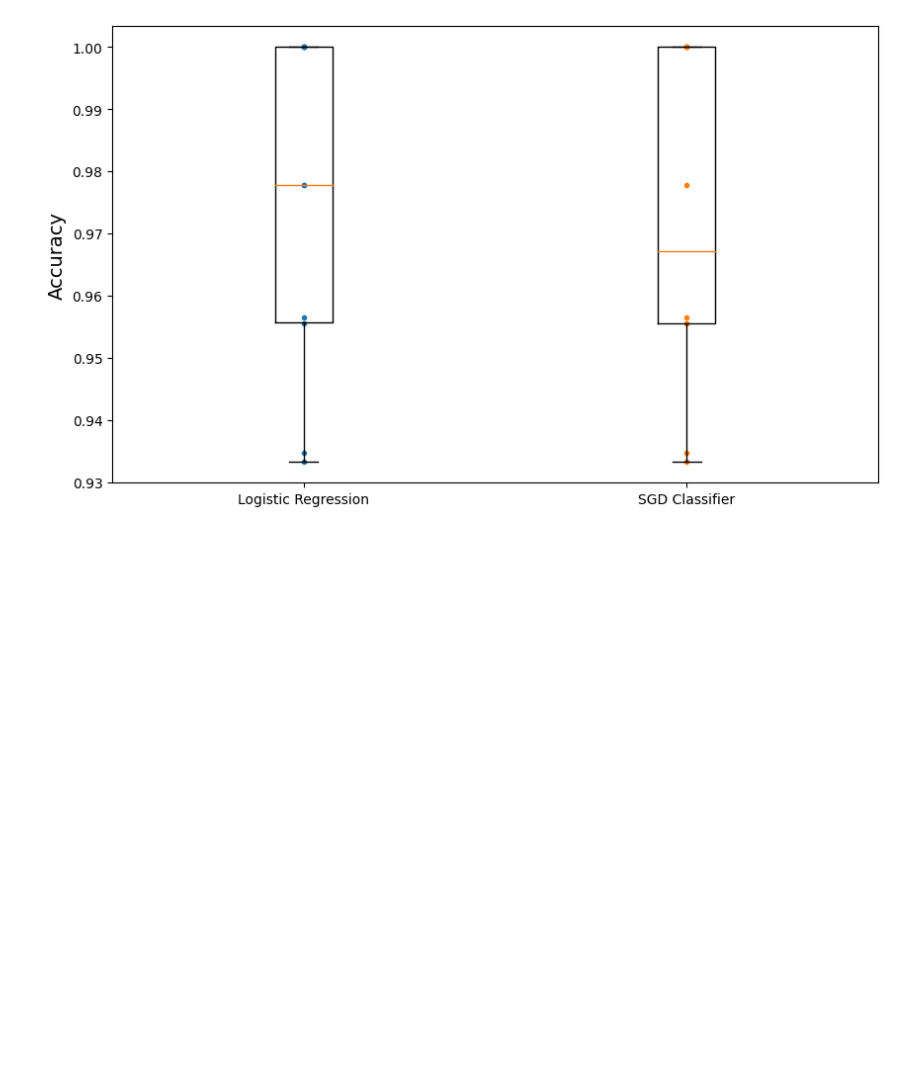
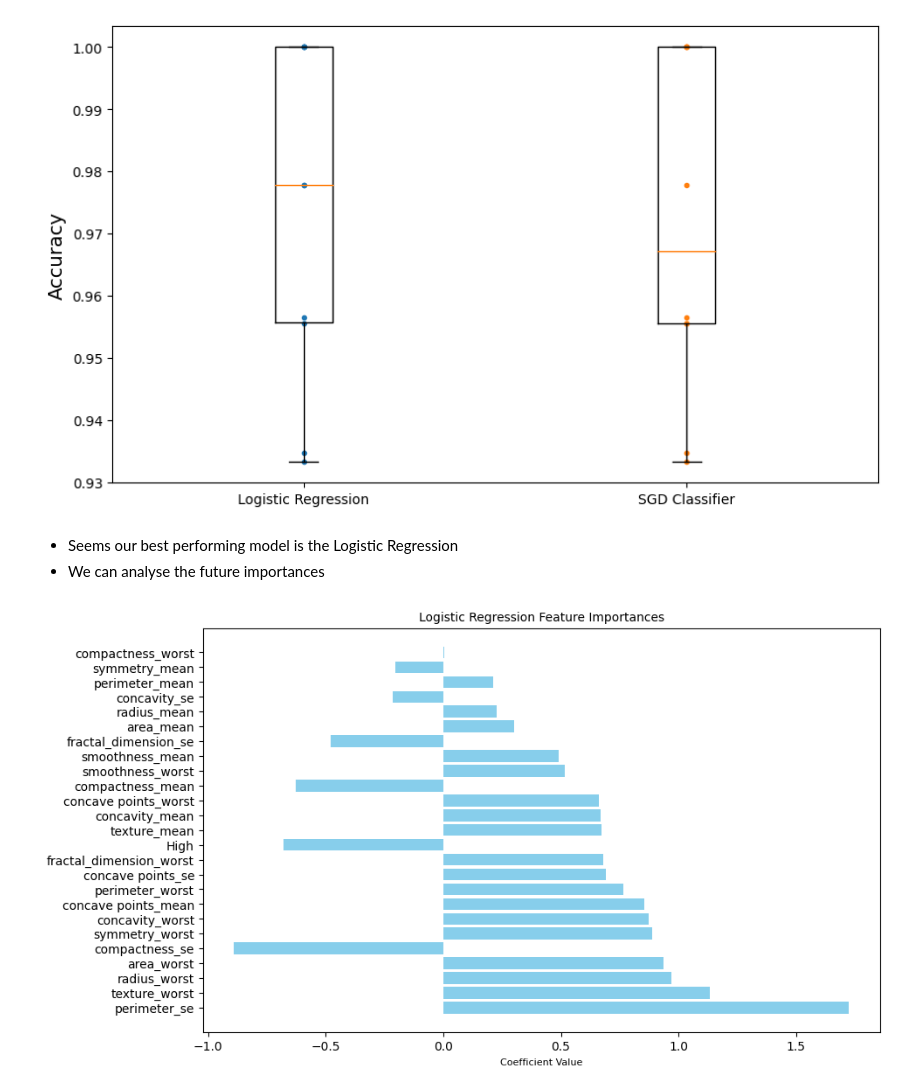
Before and after one commit to chikeibezim/cancer-diagnosis-prediction, a Jupyter notebook: EDA | Modelling Notebook.ipynb, the cells around one changed output. Saved outputs shown, nothing was run; the diff lists cells and outputs as text; code cells hidden in the pictures; blank space fills up the shorter version.

Commit message:
Feature Importances | EDA | Modelling Notebook | Version 9

```diff
--- a/EDA | Modelling Notebook.ipynb
+++ b/EDA | Modelling Notebook.ipynb
@@ -506,3 +518,27 @@ plt.ylabel("Accuracy", fontsize=14)
 plt.show()
 # %% [output]
 [figure]
+# %% [markdown]
+- Seems our best performing model is the Logistic Regression
+- We can analyse the future importances
+# %%
+cat_encoder = preprocessor.named_transformers_["new_feature_onehot"]
+cat_one_hot_attribs = list(cat_encoder.categories_[0])
+# %%
+coefficients = grid_search_lr.best_estimator_.coef_[0]
+attribs = numeric_features + cat_one_hot_attribs[:1]
+# %%
+feature_importance = pd.DataFrame({'Feature': attribs, 'Coefficient': coefficients})
+# %%
+# Sort the DataFrame by absolute coefficients for better visualization
+feature_importance['Absolute_Coefficient'] = feature_importance['Coefficient'].abs()
+feature_importance = feature_importance.sort_values(by='Absolute_Coefficient', ascending=False)
+# %%
+# Plot a bar chart
+plt.figure(figsize=(10, 6))
+plt.barh(feature_importance['Feature'], feature_importance['Coefficient'], color='skyblue')
+plt.xlabel('Coefficient Value')
+plt.title('Logistic Regression Feature Importances')
+plt.show()
+# %% [output]
+[figure, added]
```
Also changed, not shown: parts of 4 cells of this notebook.
